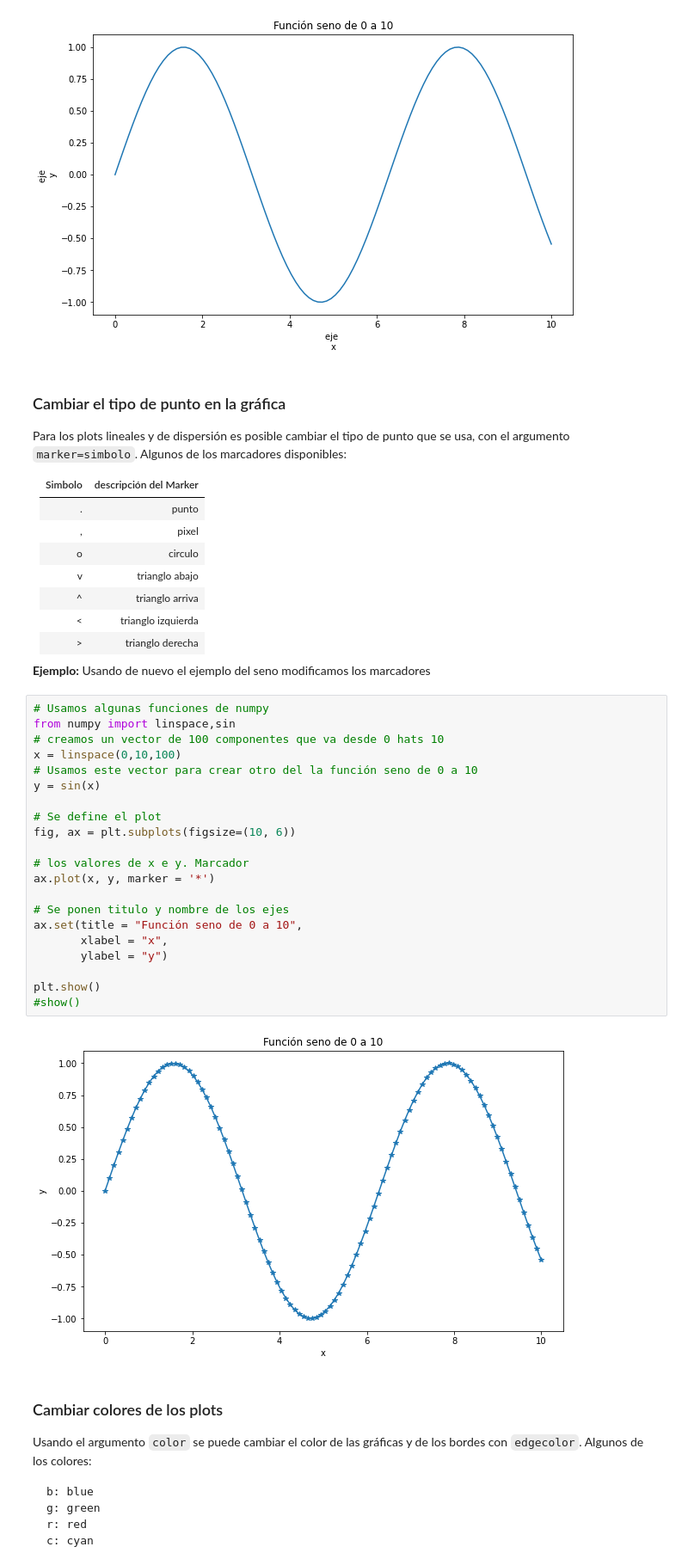
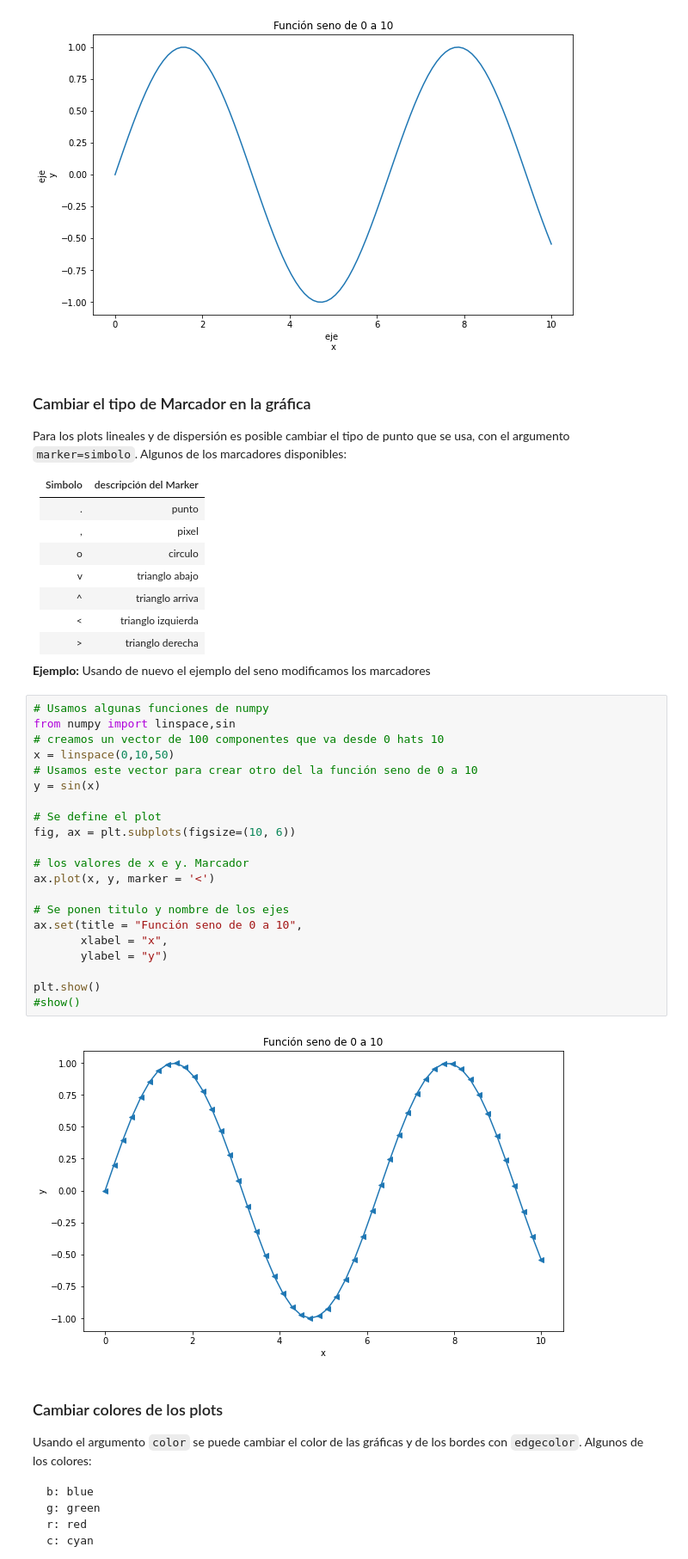
Before and after one commit to casfisica/Fisica_Computacional-1_2020-II, a Jupyter notebook: VisualizacionPython.ipynb, the cells around one changed output. Shown at 86% size. Cells and saved outputs as stored; diff of their text form.

```diff
--- a/VisualizacionPython.ipynb
+++ b/VisualizacionPython.ipynb
@@ -324,7 +330,7 @@ plt.show()
 # %% [output]
 [figure]
 # %% [markdown]
-### Cambiar el tipo de punto en la gráfica
+### Cambiar el tipo de Marcador en la gráfica
 
 Para los plots lineales y de dispersión es posible cambiar el tipo de punto que se usa, con el argumento `marker=simbolo`. Algunos de los marcadores disponibles:
 
@@ -342,26 +348,26 @@ __Ejemplo:__ Usando de nuevo el ejemplo del seno modificamos los marcadores
 # %%
 # Usamos algunas funciones de numpy
 from numpy import linspace,sin
 # creamos un vector de 100 componentes que va desde 0 hats 10
-x = linspace(0,10,100)
+x = linspace(0,10,50)
 # Usamos este vector para crear otro del la función seno de 0 a 10
 y = sin(x)
 
 # Se define el plot
 fig, ax = plt.subplots(figsize=(10, 6))
 
 # los valores de x e y. Marcador
-ax.plot(x, y, marker = '*')
+ax.plot(x, y, marker = '<')
 
 # Se ponen titulo y nombre de los ejes
 ax.set(title = "Función seno de 0 a 10",
        xlabel = "x",
        ylabel = "y")
 
 plt.show()
 #show()
 # %% [output]
-[figure, old version]
+[figure, new version]
 # %% [markdown]
 ### Cambiar colores de los plots
 
```
Also changed, not shown: parts of 7 cells of this notebook.
